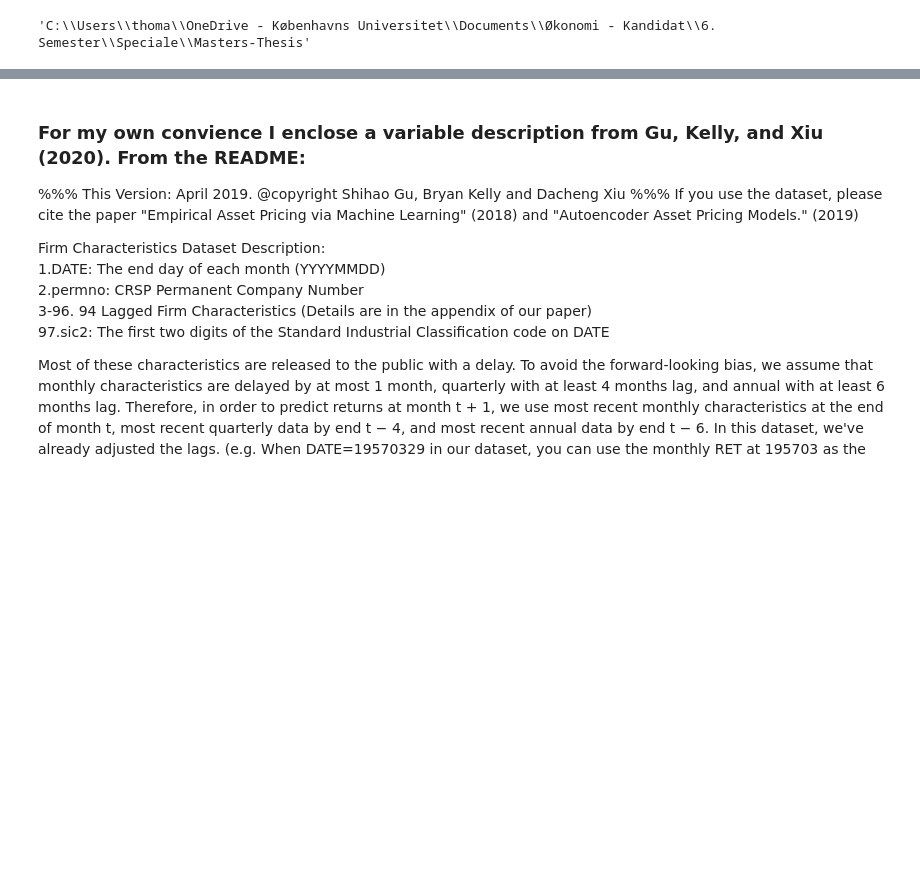
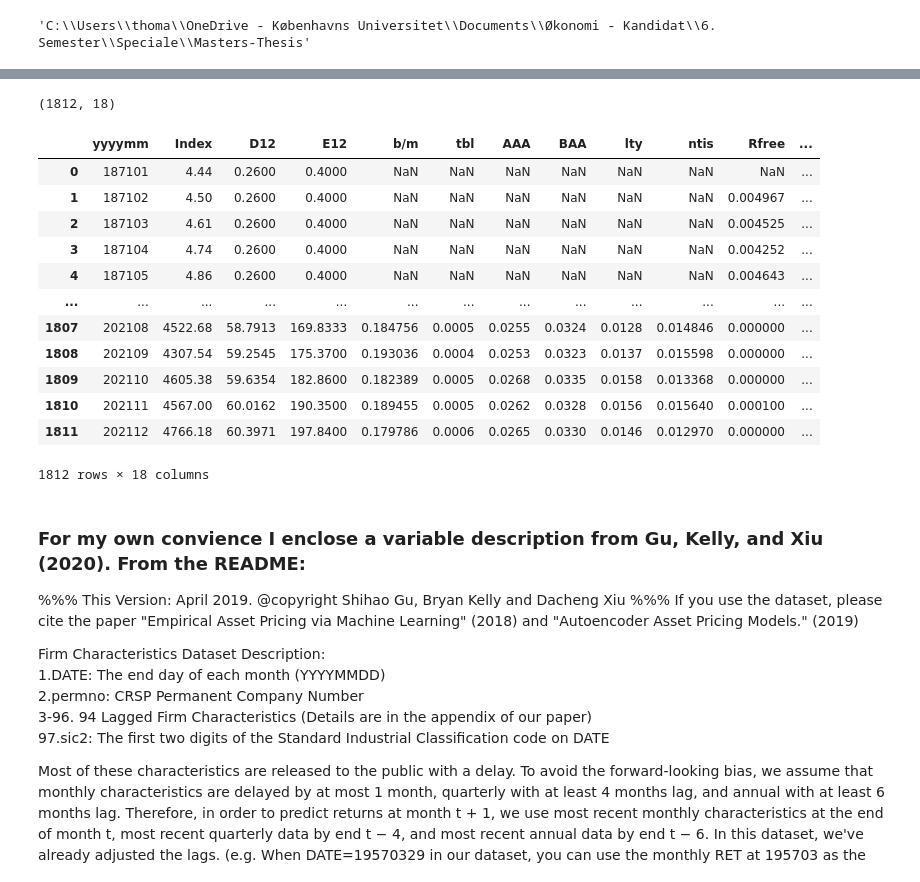
Before and after one commit to fikus44/Masters-Thesis, a Jupyter notebook: ML in Asset Pricing .ipynb, the cells around one changed output, grey strips where cells are left out. Saved outputs shown, nothing was run; the diff lists cells and outputs as text; code cells hidden in the pictures; blank space fills up the shorter version.

```diff
--- a/ML in Asset Pricing .ipynb
+++ b/ML in Asset Pricing .ipynb
@@ -36,3 +51,21 @@ The dataset is 2.976 GB
+# %%
+print(macro_data_raw.shape)
+macro_data_raw
+# %% [output]
+(1812, 18)
+|  | yyyymm | Index | D12 | E12 | b/m | tbl | AAA | BAA | lty | ntis | Rfree | ... |
+| 0 | 187101 | 4.44 | 0.2600 | 0.4000 | NaN | NaN | NaN | NaN | NaN | NaN | NaN | ... |
+| 1 | 187102 | 4.50 | 0.2600 | 0.4000 | NaN | NaN | NaN | NaN | NaN | NaN | 0.004967 | ... |
+| 2 | 187103 | 4.61 | 0.2600 | 0.4000 | NaN | NaN | NaN | NaN | NaN | NaN | 0.004525 | ... |
+| 3 | 187104 | 4.74 | 0.2600 | 0.4000 | NaN | NaN | NaN | NaN | NaN | NaN | 0.004252 | ... |
+| 4 | 187105 | 4.86 | 0.2600 | 0.4000 | NaN | NaN | NaN | NaN | NaN | NaN | 0.004643 | ... |
+| ... | ... | ... | ... | ... | ... | ... | ... | ... | ... | ... | ... | ... |
+| 1807 | 202108 | 4522.68 | 58.7913 | 169.8333 | 0.184756 | 0.0005 | 0.0255 | 0.0324 | 0.0128 | 0.014846 | 0.000000 | ... |
+| 1808 | 202109 | 4307.54 | 59.2545 | 175.3700 | 0.193036 | 0.0004 | 0.0253 | 0.0323 | 0.0137 | 0.015598 | 0.000000 | ... |
+| 1809 | 202110 | 4605.38 | 59.6354 | 182.8600 | 0.182389 | 0.0005 | 0.0268 | 0.0335 | 0.0158 | 0.013368 | 0.000000 | ... |
+| 1810 | 202111 | 4567.00 | 60.0162 | 190.3500 | 0.189455 | 0.0005 | 0.0262 | 0.0328 | 0.0156 | 0.015640 | 0.000100 | ... |
+| 1811 | 202112 | 4766.18 | 60.3971 | 197.8400 | 0.179786 | 0.0006 | 0.0265 | 0.0330 | 0.0146 | 0.012970 | 0.000000 | ... |
+1812 rows × 18 columns
 # %% [markdown]
  ### For my own convience I enclose a variable description from Gu, Kelly, and Xiu (2020). From the README:
 
```
Also changed, not shown: parts of 8 cells of this notebook.
